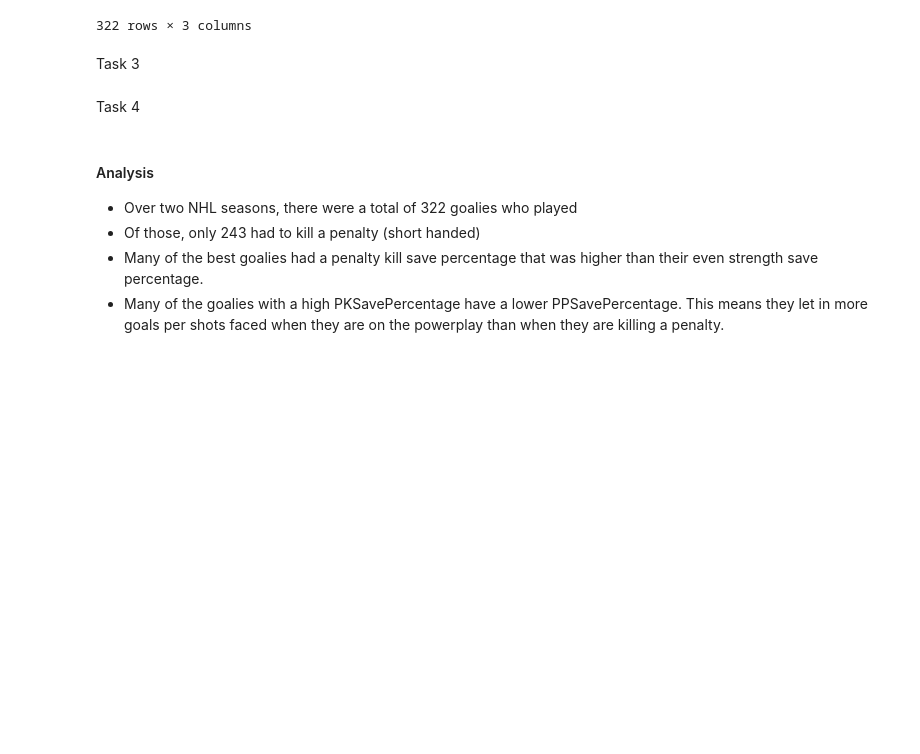
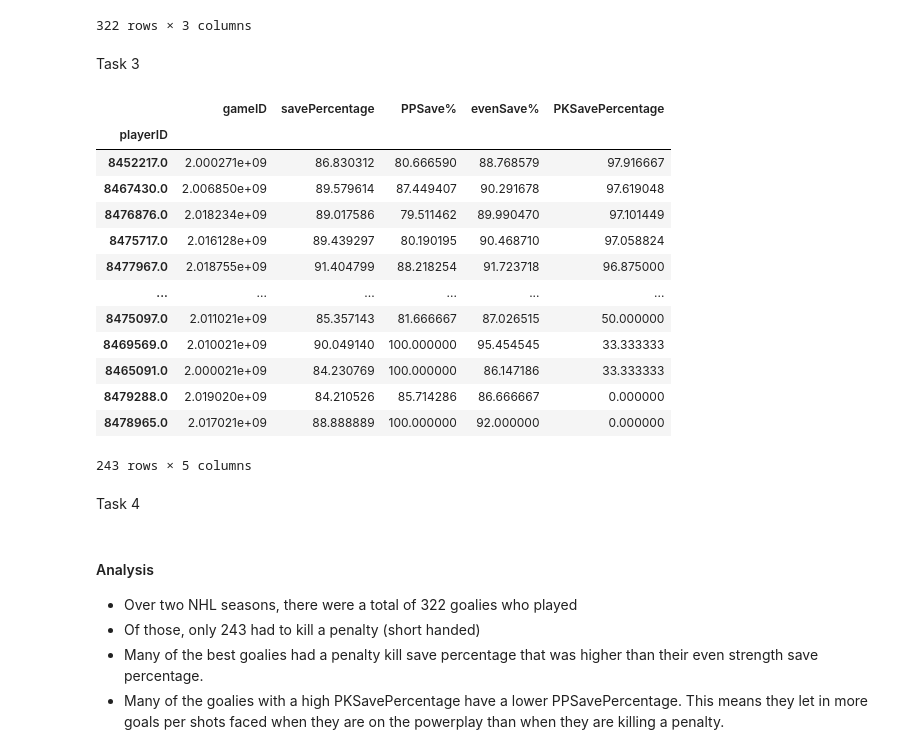
Before and after one commit to data301-2021-winter1/project-group56-project, a Jupyter notebook: notebooks/Rhys Notebook.ipynb, the cells around one changed output. Saved outputs shown, nothing was run; the diff lists cells and outputs as text; code cells hidden in the pictures; blank space fills up the shorter version.

```diff
--- a/notebooks/Rhys Notebook.ipynb
+++ b/notebooks/Rhys Notebook.ipynb
@@ -236,4 +236,22 @@ def load_and_process(url):
 # %%
 df1 = load_and_process("https://raw.githubusercontent.com/data301-2021-winter1/project-group56-project/main/data/raw/APINHLStatistics.csv?token=AVRK7B23RG6RJKXAKVX6R43BQ4742")
 df1=df1.iloc[:-3, :]
 df1_mask = df1.query('PKSavePercentage > 50')
+
+df = load_and_process("https://raw.githubusercontent.com/data301-2021-winter1/project-group56-project/main/data/raw/APINHLStatistics.csv?token=AVRK7B23RG6RJKXAKVX6R43BQ4742")
+df
+# %% [output]
+|  | gameID | savePercentage | PPSave% | evenSave% | PKSavePercentage |
+| playerID |  |  |  |  |  |
+| 8452217.0 | 2.000271e+09 | 86.830312 | 80.666590 | 88.768579 | 97.916667 |
+| 8467430.0 | 2.006850e+09 | 89.579614 | 87.449407 | 90.291678 | 97.619048 |
+| 8476876.0 | 2.018234e+09 | 89.017586 | 79.511462 | 89.990470 | 97.101449 |
+| 8475717.0 | 2.016128e+09 | 89.439297 | 80.190195 | 90.468710 | 97.058824 |
+| 8477967.0 | 2.018755e+09 | 91.404799 | 88.218254 | 91.723718 | 96.875000 |
+| ... | ... | ... | ... | ... | ... |
+| 8475097.0 | 2.011021e+09 | 85.357143 | 81.666667 | 87.026515 | 50.000000 |
+| 8469569.0 | 2.010021e+09 | 90.049140 | 100.000000 | 95.454545 | 33.333333 |
+| 8465091.0 | 2.000021e+09 | 84.230769 | 100.000000 | 86.147186 | 33.333333 |
+| 8479288.0 | 2.019020e+09 | 84.210526 | 85.714286 | 86.666667 | 0.000000 |
+| 8478965.0 | 2.017021e+09 | 88.888889 | 100.000000 | 92.000000 | 0.000000 |
+243 rows × 5 columns
```
Also changed, not shown: parts of 7 cells of this notebook, 1 other file.
